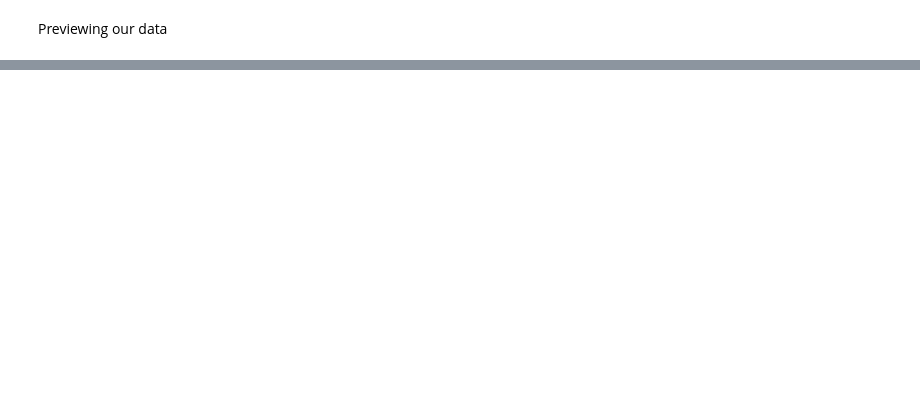
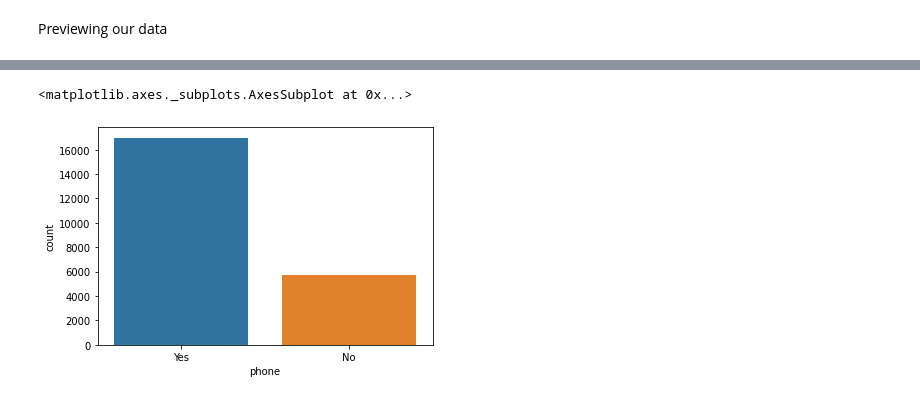
Before and after one commit to Askoye/Financial-Inclusion-Project, a Jupyter notebook: Python_Notebook_Solution_Moringa_Data_Science_Core_W2_Ted_Askoye_Independent_Project_2020_06.ipynb, the cells around one changed output, grey strips where cells are left out. Drawn from its saved outputs; the diff is of its cells as text; code cells hidden in the pictures; blank space fills up the shorter version.

```diff
--- a/Python_Notebook_Solution_Moringa_Data_Science_Core_W2_Ted_Askoye_Independent_Project_2020_06.ipynb
+++ b/Python_Notebook_Solution_Moringa_Data_Science_Core_W2_Ted_Askoye_Independent_Project_2020_06.ipynb
@@ -298,0 +292,8 @@ dataset_df["year"].corr(dataset_df["household_size"])
+# %%
+# Plotting the count of respondents that had access to a cell phone
+
+sns.countplot(dataset_df_out['phone'])
+# Most respondents did not have access to a cell phone
+# %% [output]
+<matplotlib.axes._subplots.AxesSubplot at 0x...>
+[figure, added]
```
Also changed, not shown: parts of 137 cells of this notebook.
